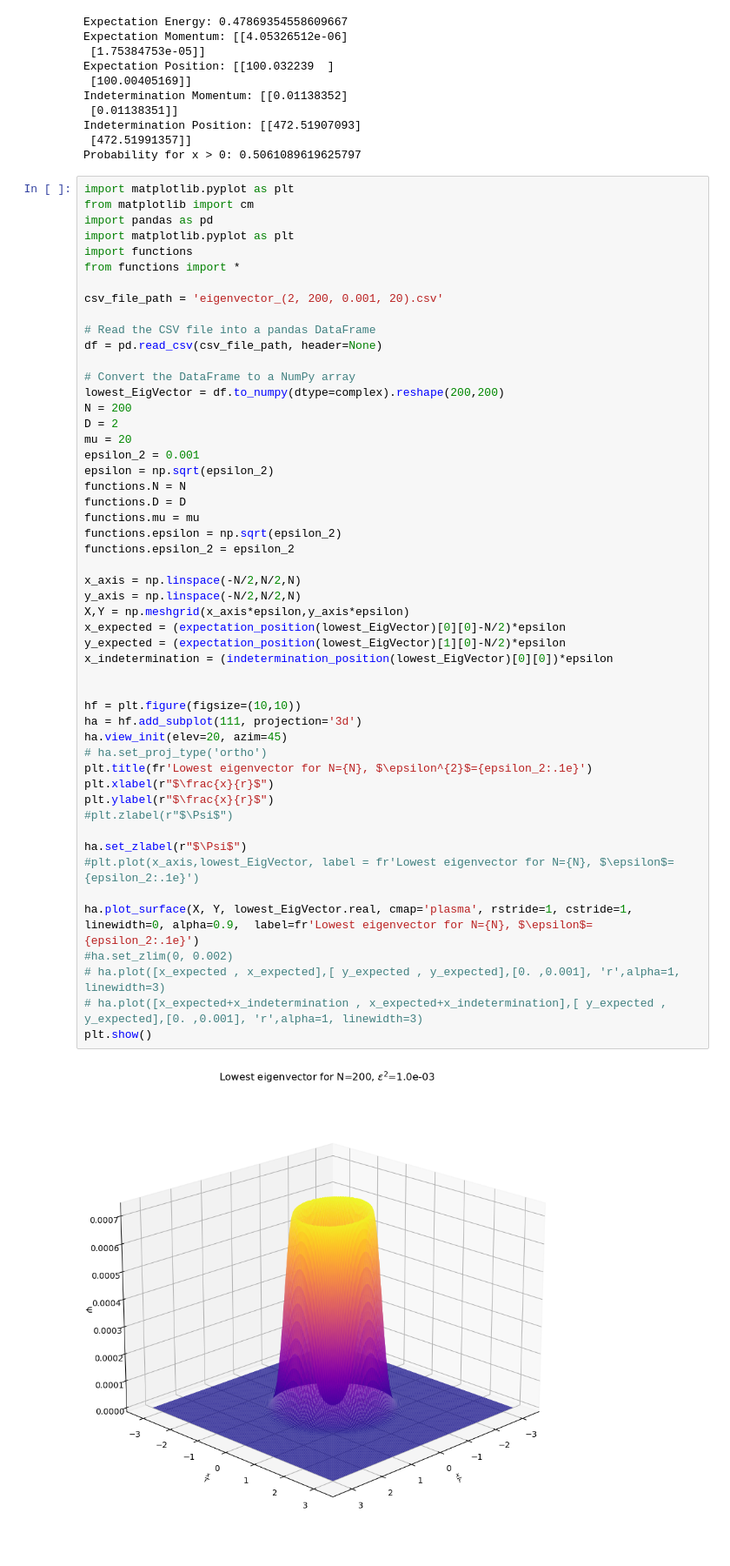
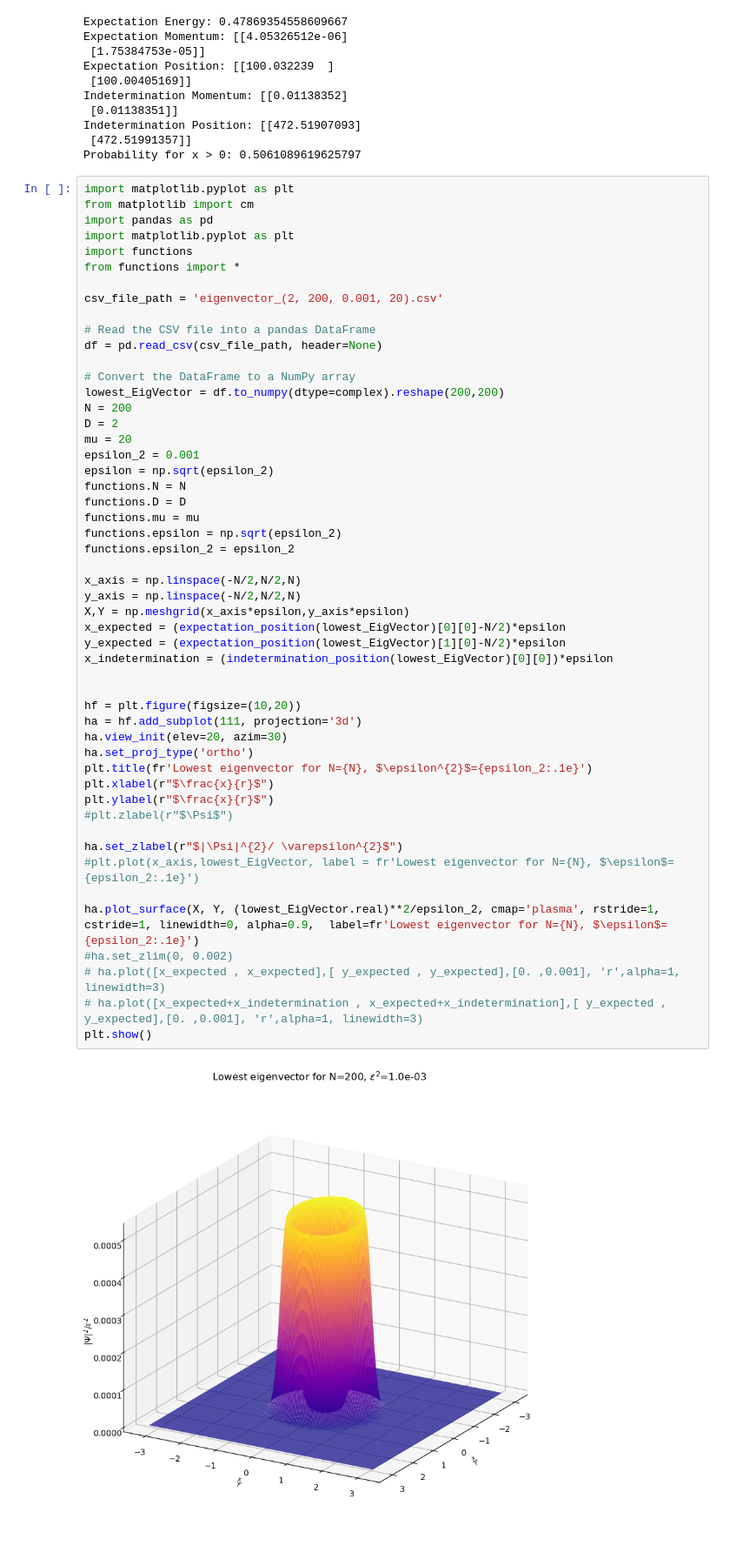
Before and after one commit to Quanta-Dan/comp_phys, a Jupyter notebook: ground_state.ipynb, the cells around one changed output. Shown: that part at 87% size. Cells and saved outputs as stored; diff of their text form.

```diff
--- a/ground_state.ipynb
+++ b/ground_state.ipynb
@@ -226,36 +238,36 @@ D = 2
 mu = 20
 epsilon_2 = 0.001
 epsilon = np.sqrt(epsilon_2)
 functions.N = N
 functions.D = D
 functions.mu = mu
 functions.epsilon = np.sqrt(epsilon_2)
 functions.epsilon_2 = epsilon_2
 
 x_axis = np.linspace(-N/2,N/2,N)
 y_axis = np.linspace(-N/2,N/2,N)
 X,Y = np.meshgrid(x_axis*epsilon,y_axis*epsilon)
 x_expected = (expectation_position(lowest_EigVector)[0][0]-N/2)*epsilon
 y_expected = (expectation_position(lowest_EigVector)[1][0]-N/2)*epsilon
 x_indetermination = (indetermination_position(lowest_EigVector)[0][0])*epsilon
 
 
-hf = plt.figure(figsize=(10,10))
+hf = plt.figure(figsize=(10,20))
 ha = hf.add_subplot(111, projection='3d')
-ha.view_init(elev=20, azim=45)
-# ha.set_proj_type('ortho')
+ha.view_init(elev=20, azim=30)
+ha.set_proj_type('ortho')
 plt.title(fr'Lowest eigenvector for N={N}, $\epsilon^{2}$={epsilon_2:.1e}')
 plt.xlabel(r"$\frac{x}{r}$")
 plt.ylabel(r"$\frac{x}{r}$")
 #plt.zlabel(r"$\Psi$")
 
-ha.set_zlabel(r"$\Psi$")
+ha.set_zlabel(r"$|\Psi|^{2}/ \varepsilon^{2}$")
 #plt.plot(x_axis,lowest_EigVector, label = fr'Lowest eigenvector for N={N}, $\epsilon$={epsilon_2:.1e}')
 
-ha.plot_surface(X, Y, lowest_EigVector.real, cmap='plasma', rstride=1, cstride=1, linewidth=0, alpha=0.9,  label=fr'Lowest eigenvector for N={N}, $\epsilon$={epsilon_2:.1e}')
+ha.plot_surface(X, Y, (lowest_EigVector.real)**2/epsilon_2, cmap='plasma', rstride=1, cstride=1, linewidth=0, alpha=0.9,  label=fr'Lowest eigenvector for N={N}, $\epsilon$={epsilon_2:.1e}')
 #ha.set_zlim(0, 0.002)
 # ha.plot([x_expected , x_expected],[ y_expected , y_expected],[0. ,0.001], 'r',alpha=1, linewidth=3)
 # ha.plot([x_expected+x_indetermination , x_expected+x_indetermination],[ y_expected , y_expected],[0. ,0.001], 'r',alpha=1, linewidth=3)
 plt.show()
 # %% [output]
-[figure, old version]
+[figure, new version]
```
Also changed, not shown: parts of 3 cells of this notebook, 3 other files.
